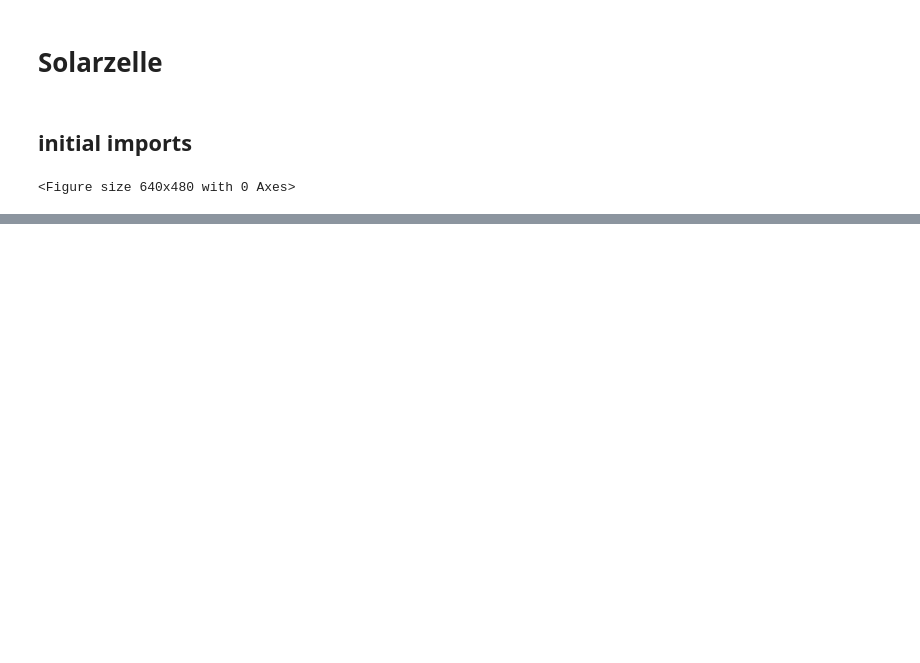
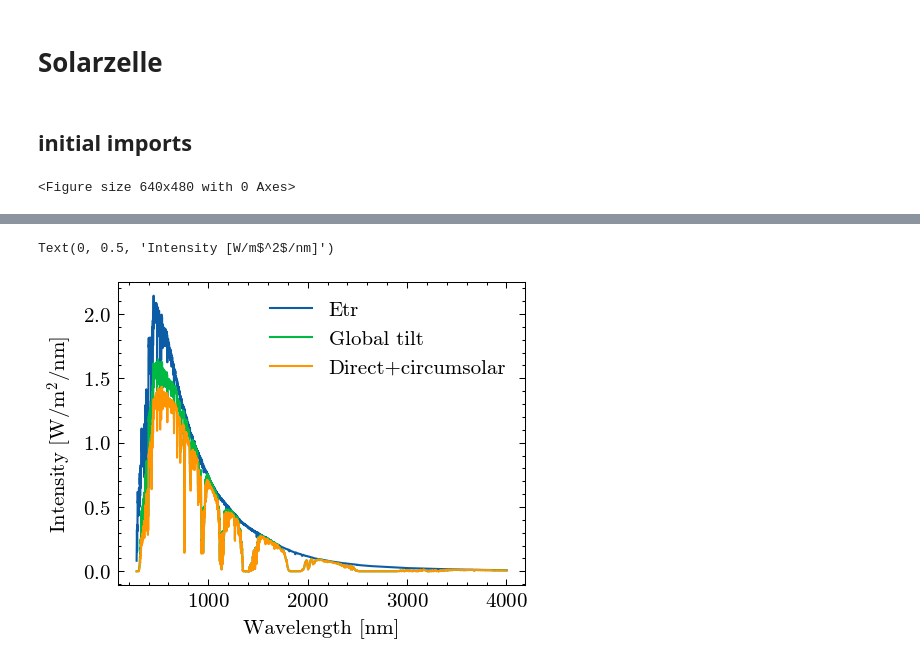
Before and after one commit to emhl/FP2, a Jupyter notebook: solar.ipynb, the cells around one changed output, grey strips where cells are left out. Saved outputs shown, nothing was run; the diff lists cells and outputs as text; code cells hidden in the pictures; blank space fills up the shorter version.

Commit message:
initial solar analysis

```diff
--- a/solar.ipynb
+++ b/solar.ipynb
@@ -36,0 +80,4 @@ os.makedirs(outdir, exist_ok=True)
+# %%
+am15g_names = ["wl", "etr", "global", "direct"]
+am15g = pd.read_csv(f"{datadir}FP Solar Cells Reference Data/ASTMG173.csv",skiprows=2,names=am15g_names)
+am15g
@@ -36,0 +98,12 @@ os.makedirs(outdir, exist_ok=True)
+# %%
+plt.figure()
+plt.plot(am15g['wl'],am15g['etr'], label='Etr')
+plt.plot(am15g['wl'],am15g['global'], label='Global tilt')
+plt.plot(am15g['wl'],am15g['direct'], label='Direct+circumsolar')
+plt.legend()
+
+plt.xlabel('Wavelength [nm]')
+plt.ylabel('Intensity [W/m$^2$/nm]')
+# %% [output]
+Text(0, 0.5, 'Intensity [W/m$^2$/nm]')
+[figure, added]
```
Also changed, not shown: parts of 36 cells of this notebook.
